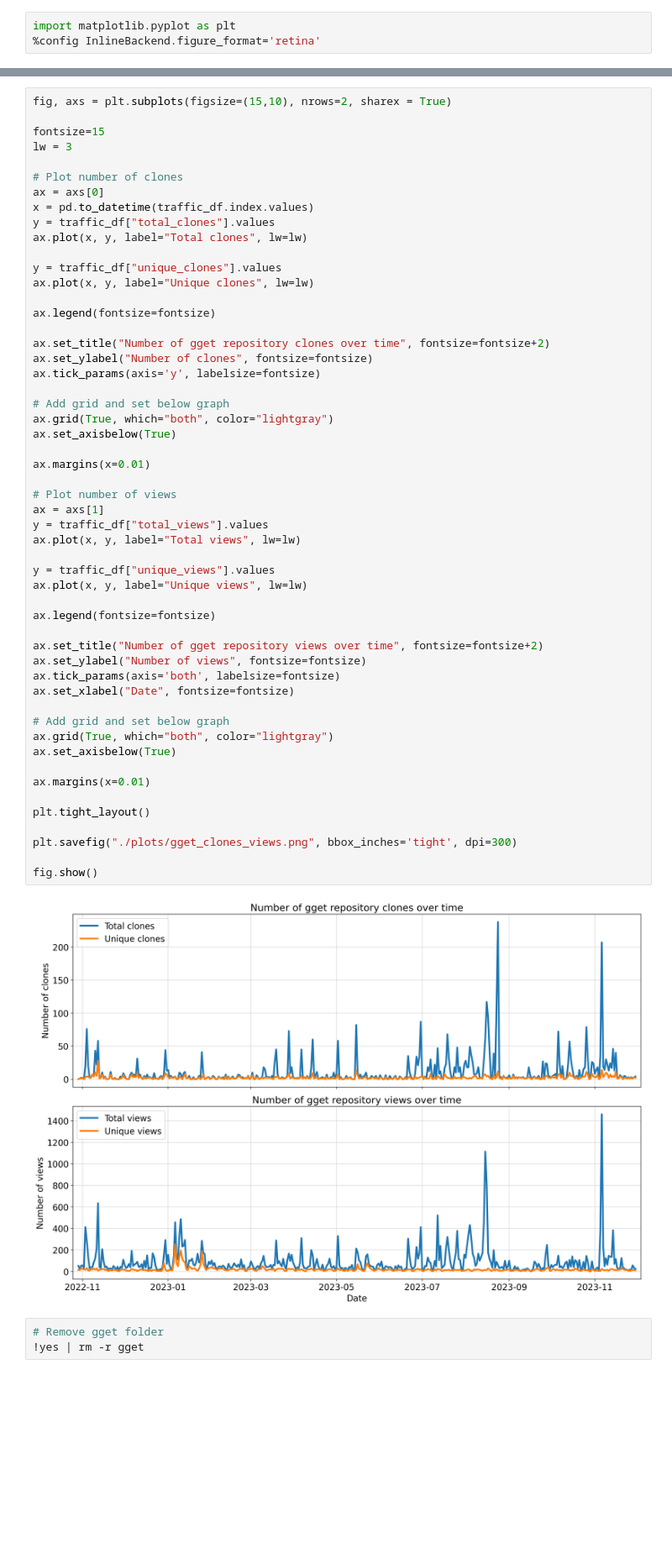
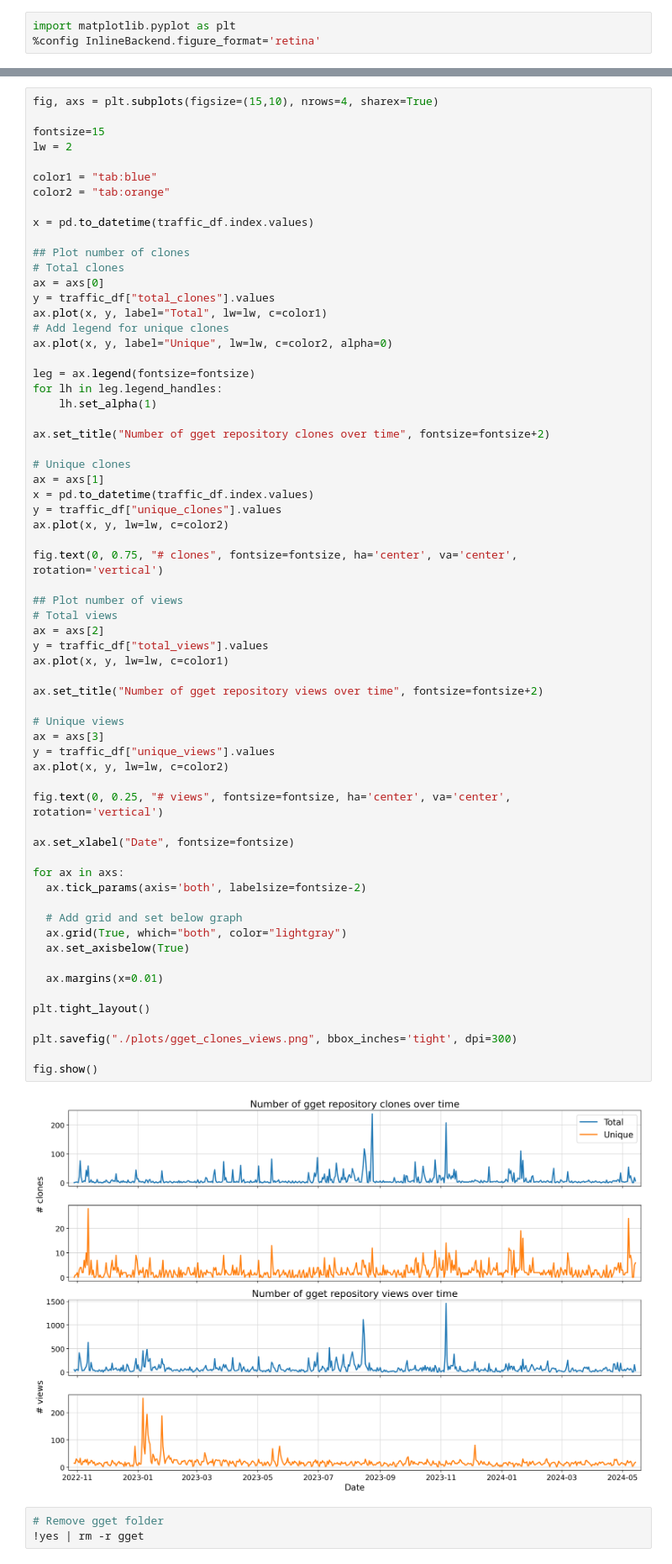
Before and after one commit to pachterlab/gget, a Jupyter notebook: gget_traffic.ipynb, the cells around one changed output, grey strips where cells are left out. Shown at 84% size. Drawn from its saved outputs; the diff is of its cells as text; blank space fills up the shorter version.

```diff
--- a/gget_traffic.ipynb
+++ b/gget_traffic.ipynb
@@ -48,58 +50,69 @@ import matplotlib.pyplot as plt
 # %%
-fig, axs = plt.subplots(figsize=(15,10), nrows=2, sharex = True)
+fig, axs = plt.subplots(figsize=(15,10), nrows=4, sharex=True)
 
 fontsize=15
-lw = 3
+lw = 2
 
-# Plot number of clones
+color1 = "tab:blue"
+color2 = "tab:orange"
+
+x = pd.to_datetime(traffic_df.index.values)
+
+## Plot number of clones
+# Total clones
 ax = axs[0]
-x = pd.to_datetime(traffic_df.index.values)
 y = traffic_df["total_clones"].values
-ax.plot(x, y, label="Total clones", lw=lw)
+ax.plot(x, y, label="Total", lw=lw, c=color1)
+# Add legend for unique clones
+ax.plot(x, y, label="Unique", lw=lw, c=color2, alpha=0)
 
-y = traffic_df["unique_clones"].values
-ax.plot(x, y, label="Unique clones", lw=lw)
-
-ax.legend(fontsize=fontsize)
+leg = ax.legend(fontsize=fontsize)
+for lh in leg.legend_handles:
+    lh.set_alpha(1)
 
 ax.set_title("Number of gget repository clones over time", fontsize=fontsize+2)
-ax.set_ylabel("Number of clones", fontsize=fontsize)
-ax.tick_params(axis='y', labelsize=fontsize)
 
-# Add grid and set below graph
-ax.grid(True, which="both", color="lightgray")
-ax.set_axisbelow(True)
+# Unique clones
+ax = axs[1]
+x = pd.to_datetime(traffic_df.index.values)
+y = traffic_df["unique_clones"].values
+ax.plot(x, y, lw=lw, c=color2)
 
-ax.margins(x=0.01)
+fig.text(0, 0.75, "# clones", fontsize=fontsize, ha='center', va='center', rotation='vertical')
 
-# Plot number of views
-ax = axs[1]
+## Plot number of views
+# Total views
+ax = axs[2]
 y = traffic_df["total_views"].values
-ax.plot(x, y, label="Total views", lw=lw)
-
-y = traffic_df["unique_views"].values
-ax.plot(x, y, label="Unique views", lw=lw)
-
-ax.legend(fontsize=fontsize)
+ax.plot(x, y, lw=lw, c=color1)
 
 ax.set_title("Number of gget repository views over time", fontsize=fontsize+2)
-ax.set_ylabel("Number of views", fontsize=fontsize)
-ax.tick_params(axis='both', labelsize=fontsize)
+
+# Unique views
+ax = axs[3]
+y = traffic_df["unique_views"].values
+ax.plot(x, y, lw=lw, c=color2)
+
+fig.text(0, 0.25, "# views", fontsize=fontsize, ha='center', va='center', rotation='vertical')
+
 ax.set_xlabel("Date", fontsize=fontsize)
 
-# Add grid and set below graph
-ax.grid(True, which="both", color="lightgray")
-ax.set_axisbelow(True)
+for ax in axs:
+  ax.tick_params(axis='both', labelsize=fontsize-2)
 
-ax.margins(x=0.01)
+  # Add grid and set below graph
+  ax.grid(True, which="both", color="lightgray")
+  ax.set_axisbelow(True)
+
+  ax.margins(x=0.01)
 
 plt.tight_layout()
 
 plt.savefig("./plots/gget_clones_views.png", bbox_inches='tight', dpi=300)
 
 fig.show()
 # %% [output]
-[figure, old version]
+[figure, new version]
 # %%
 # Remove gget folder
 !yes | rm -r gget
```
Also changed, not shown: parts of 1 cell of this notebook.
